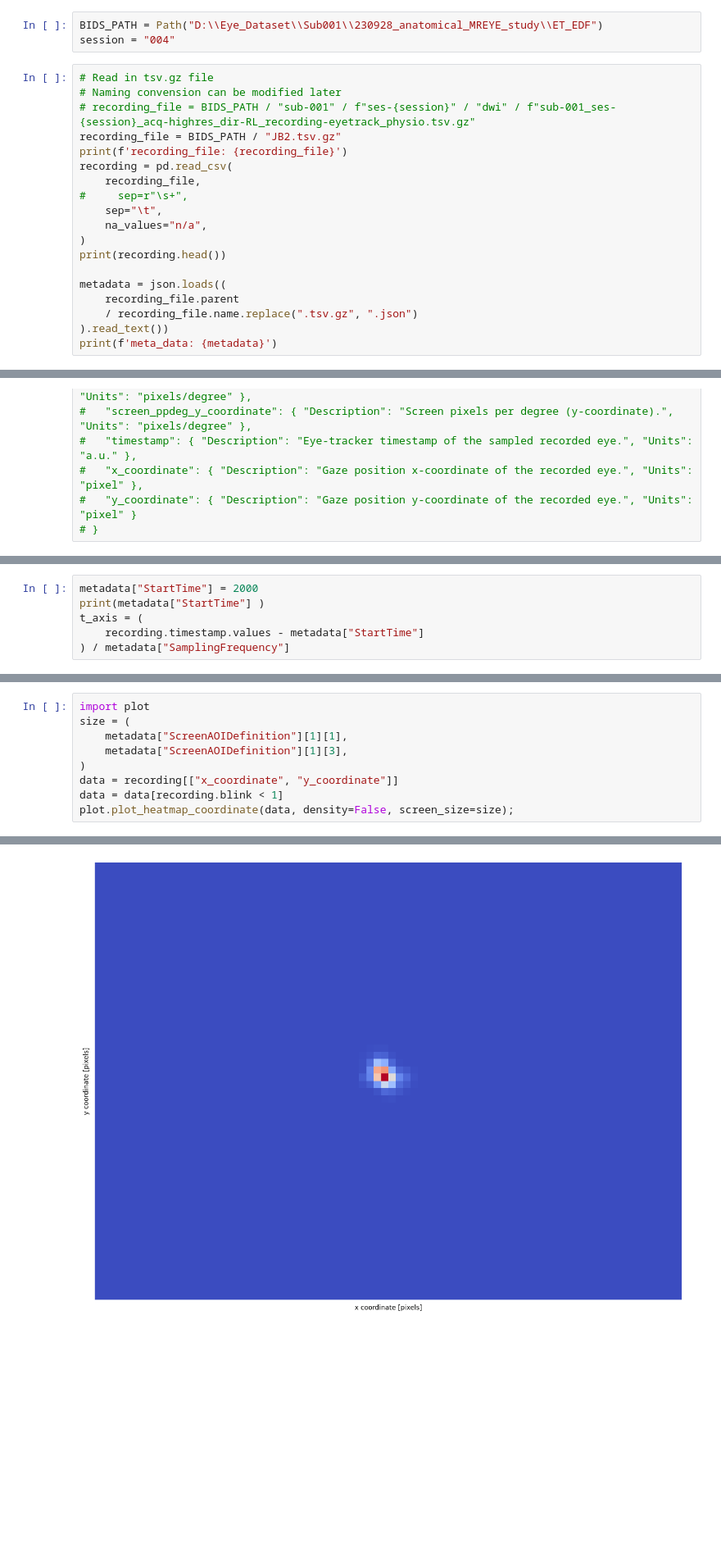
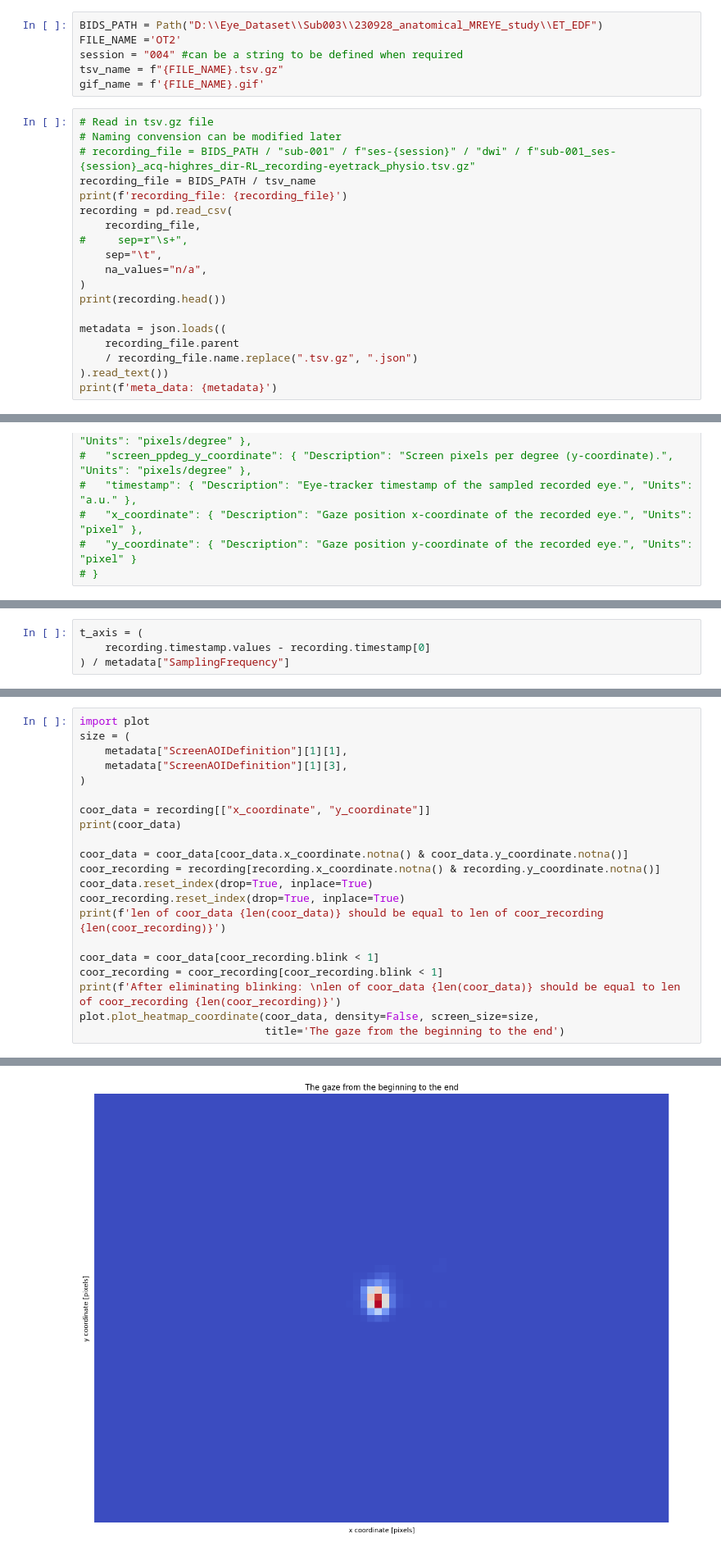
Before and after one commit to Evelyn92/hcph-sops-fork, a Jupyter notebook: code/eyetracking/QA_QC of eye-tracking data.ipynb, the cells around one changed output, grey strips where cells are left out. Shown at 82% size. Saved outputs shown, nothing was run; the diff lists cells and outputs as text; blank space fills up the shorter version.

```diff
--- a/code/eyetracking/QA_QC of eye-tracking data.ipynb
+++ b/code/eyetracking/QA_QC of eye-tracking data.ipynb
@@ -28,13 +29,16 @@ from write_bids_yiwei import EyeTrackingRun, write_bids, write_bids_from_df
 The autoreload extension is already loaded. To reload it, use:
   %reload_ext autoreload
 # %%
-BIDS_PATH = Path("D:\\Eye_Dataset\\Sub001\\230928_anatomical_MREYE_study\\ET_EDF")
-session = "004"
+BIDS_PATH = Path("D:\\Eye_Dataset\\Sub003\\230928_anatomical_MREYE_study\\ET_EDF")
+FILE_NAME ='OT2'
+session = "004" #can be a string to be defined when required
+tsv_name = f"{FILE_NAME}.tsv.gz"
+gif_name = f'{FILE_NAME}.gif'
 # %%
 # Read in tsv.gz file
 # Naming convension can be modified later
 # recording_file = BIDS_PATH / "sub-001" / f"ses-{session}" / "dwi" / f"sub-001_ses-{session}_acq-highres_dir-RL_recording-eyetrack_physio.tsv.gz"
-recording_file = BIDS_PATH / "JB2.tsv.gz"
+recording_file = BIDS_PATH / tsv_name
 print(f'recording_file: {recording_file}')
 recording = pd.read_csv(
     recording_file,
@@ -135,6 +115,4 @@ print(data)
 # %%
-metadata["StartTime"] = 2000
-print(metadata["StartTime"] )
 t_axis = (
-    recording.timestamp.values - metadata["StartTime"]
+    recording.timestamp.values - recording.timestamp[0]
 ) / metadata["SamplingFrequency"]
@@ -217,7 +236,19 @@ size = (
     metadata["ScreenAOIDefinition"][1][1],
     metadata["ScreenAOIDefinition"][1][3],
 )
-data = recording[["x_coordinate", "y_coordinate"]]
-data = data[recording.blink < 1]
-plot.plot_heatmap_coordinate(data, density=False, screen_size=size);
+
+coor_data = recording[["x_coordinate", "y_coordinate"]]
+print(coor_data)
+
+coor_data = coor_data[coor_data.x_coordinate.notna() & coor_data.y_coordinate.notna()]
+coor_recording = recording[recording.x_coordinate.notna() & recording.y_coordinate.notna()]
+coor_data.reset_index(drop=True, inplace=True)
+coor_recording.reset_index(drop=True, inplace=True)
+print(f'len of coor_data {len(coor_data)} should be equal to len of coor_recording {len(coor_recording)}')
+
+coor_data = coor_data[coor_recording.blink < 1]
+coor_recording = coor_recording[coor_recording.blink < 1]
+print(f'After eliminating blinking: \nlen of coor_data {len(coor_data)} should be equal to len of coor_recording {len(coor_recording)}')
+plot.plot_heatmap_coordinate(coor_data, density=False, screen_size=size,
+                             title='The gaze from the beginning to the end')
 # %% [output]
@@ -224 +273 @@ plot.plot_heatmap_coordinate(data, density=False, screen_size=size);
-[figure, old version]
+[figure, new version]
```
Also changed, not shown: parts of 26 cells of this notebook, 4 other files.
